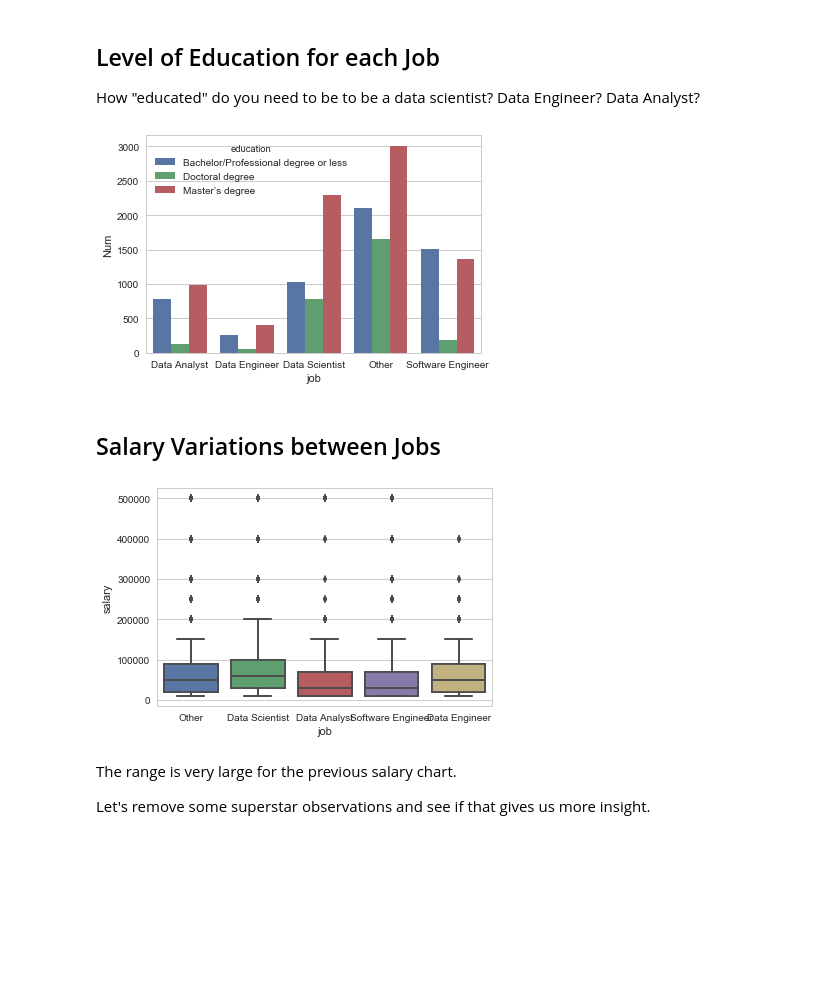
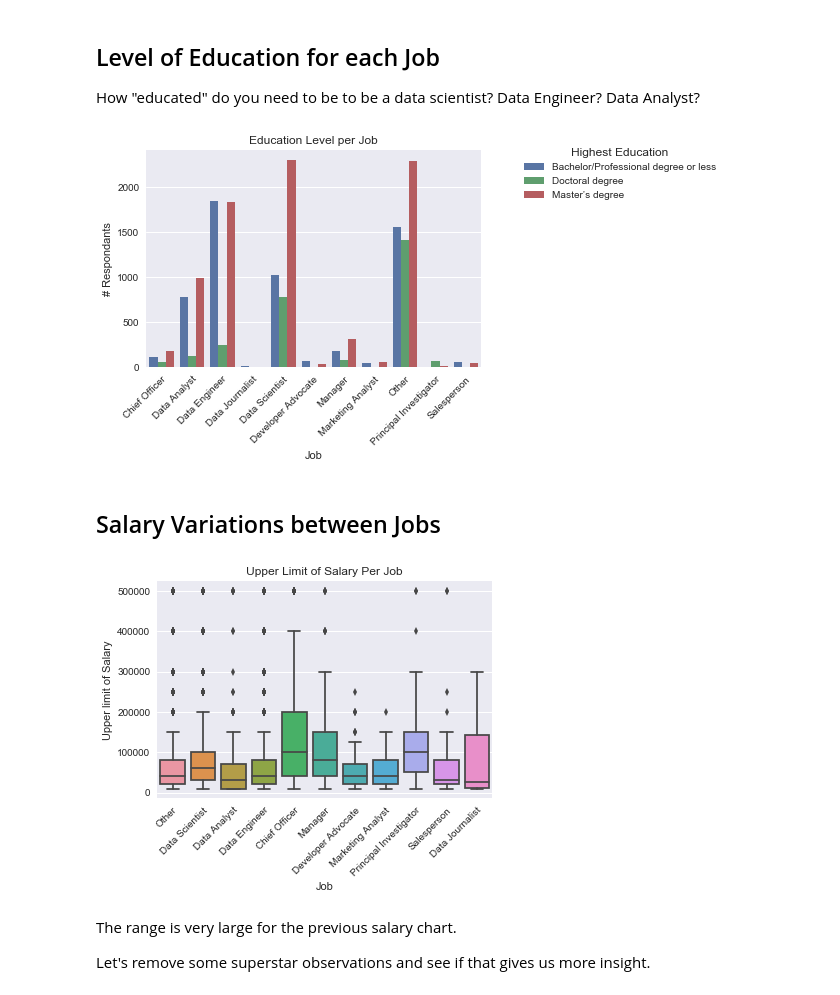
Before and after one commit to ruoyucad/DataForGood, a Jupyter notebook: Data for Good.ipynb, the cells around one changed output. Drawn from its saved outputs; the diff is of its cells as text; code cells hidden in the pictures; blank space fills up the shorter version.

Commit message:
Added plots, normalized jobs

```diff
--- a/Data for Good.ipynb
+++ b/Data for Good.ipynb
@@ -34,6 +34,19 @@ data = data[data["Time from Start to Finish (seconds)"] > 30]
 
 # Remove logical inconsistencies
 # Example: Remove respondants who claim to be unemployed and making more than a certain amount of money
+# No cases in this dataset
+
+# We are interested in other a subset of careers
+def change_title(title):
+    if title in ['Consultant','Research Assistant','Research Scientist',
+                   'Product/Project Manager','Business Analyst','Business Analyst',
+                   'Statistician']:
+        title = 'Other'
+    elif title in ['Software Engineer','DBA/Database Engineer']:
+        title = 'Data Engineer'
+    return title
+
+data["Q6"] = data["Q6"].apply(change_title)
 # %% [markdown]
 ## Where do surveyors come from?
 
@@ -108,26 +121,32 @@ How "educated" do you need to be to be a data scientist? Data Engineer? Data Ana
 # %%
 education = data[["Q4", "Q6"]].dropna(how = "any")
 education.columns = ["education", "job"]
 
 # Remove responses from students, unemployed individuals or people who chose not to answer
 education = education[~education["job"].isin(["Student", "Not employed", "I prefer not to answer"])]
 education = education[education["education"] != "I prefer not to answer"]
 
 # Separate into Master's, Doctoral, Bachelor's/Professional degree or less
 education["education"] = education["education"].apply(lambda x: x if x in ["Doctoral degree", "Master’s degree"] else "Bachelor/Professional degree or less")
 
-# Examine subset of careers
-education["job"] = education["job"].apply(lambda x: x if x in ["Data Scientist", "Software Engineer", "Data Analyst", "Data Engineer"] else "Other")
-
 education = education.groupby(["job", "education"]).size().reset_index()
 education.columns = ["job", "education", "Num"]
 
 ax = sns.barplot(x="job", y="Num", hue = "education",data=education)
 ax.set(xlabel = "Job", ylabel = "# Respondants")
 
+# Setting title
+ax.set_title("Education Level per Job")
+
+# Making sure that legend does not block plot
+ax.legend(bbox_to_anchor=(1.1, 1.05), title = "Highest Education")
+
+# Making sure ticks aren't overlapping
+ax.set_xticklabels(ax.get_xticklabels(),rotation=45,ha="right",rotation_mode='anchor')
+
 plt.show()
 # %% [output]
-[figure, old version]
+[figure, new version]
 # %% [markdown]
 ## Salary Variations between Jobs
 # %%
@@ -137,9 +156,6 @@ salary.columns = ["job", "salary"]
 # Remove respondants who are students, unemployed or wish not to disclose yearly compensation
 salary = salary[~salary["job"].isin(["Student", "Not employed","I prefer not to answer"])]
 salary = salary[salary["salary"] != "I do not wish to disclose my approximate yearly compensation"]
-
-# Examine subset of careers
-salary["job"] = salary["job"].apply(lambda x: x if x in ["Data Scientist", "Software Engineer", "Data Analyst", "Data Engineer"] else "Other")
 
 # Map salary to upper limit
 def map_salary(amt):
@@ -153,12 +169,20 @@ def map_salary(amt):
     return int(amt)
 
 salary["salary"] = salary["salary"].apply(map_salary)
+
 ax = sns.boxplot(x="job", y = "salary",data=salary)
+
+# Setting title
+ax.set_title("Upper Limit of Salary Per Job")
+
 ax.set(xlabel = "Job", ylabel = "Upper limit of Salary")
 
+# Making sure ticks aren't overlapping
+ax.set_xticklabels(ax.get_xticklabels(),rotation=45,ha="right",rotation_mode='anchor')
+
 plt.show()
 # %% [output]
-[figure, old version]
+[figure, new version]
 # %% [markdown]
 The range is very large for the previous salary chart.
 
```
Also changed, not shown: parts of 7 cells of this notebook.
